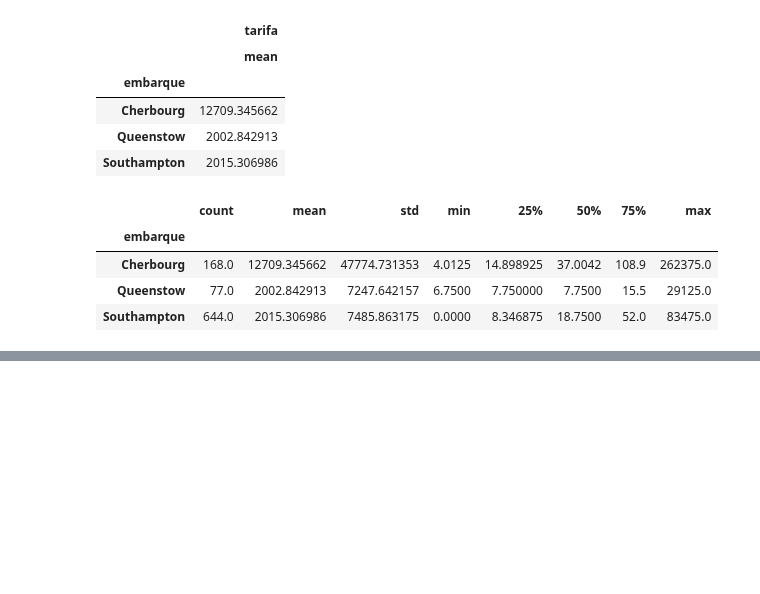
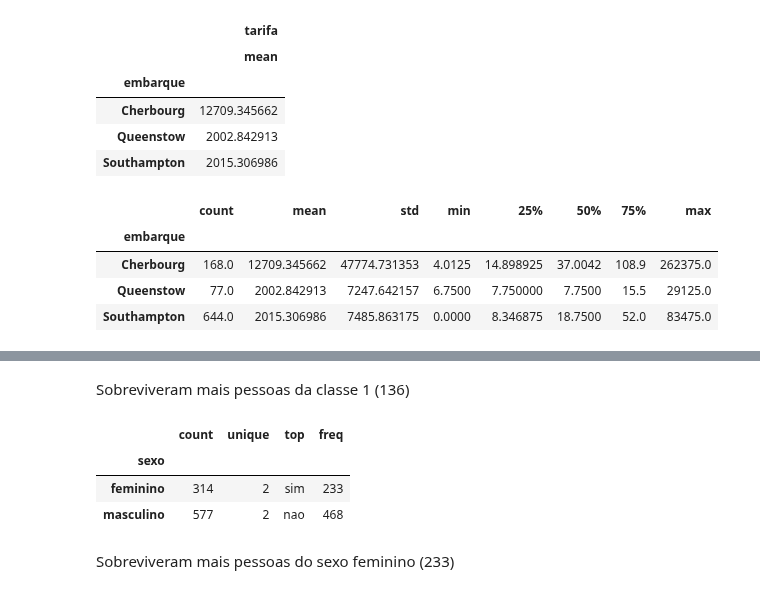
Before and after one commit to renankalil/intro_python_verao_ime_2023, a Jupyter notebook: exercicios/exercicio02.ipynb, the cells around one changed output, grey strips where cells are left out. Saved outputs shown, nothing was run; the diff lists cells and outputs as text; code cells hidden in the pictures; blank space fills up the shorter version.

```diff
--- a/exercicios/exercicio02.ipynb
+++ b/exercicios/exercicio02.ipynb
@@ -169,2 +173,12 @@ df.groupby(['classe', 'sobreviveu'])
+# %% [markdown]
+Sobreviveram mais pessoas da classe 1 (136)
 # %%
 # questão 12
+df.groupby('sexo')['sobreviveu'].describe()
+# %% [output]
+|  | count | unique | top | freq |
+| sexo |  |  |  |  |
+| feminino | 314 | 2 | sim | 233 |
+| masculino | 577 | 2 | nao | 468 |
+# %% [markdown]
+Sobreviveram mais pessoas do sexo feminino (233)
```
Also changed, not shown: parts of 1 cell of this notebook.
